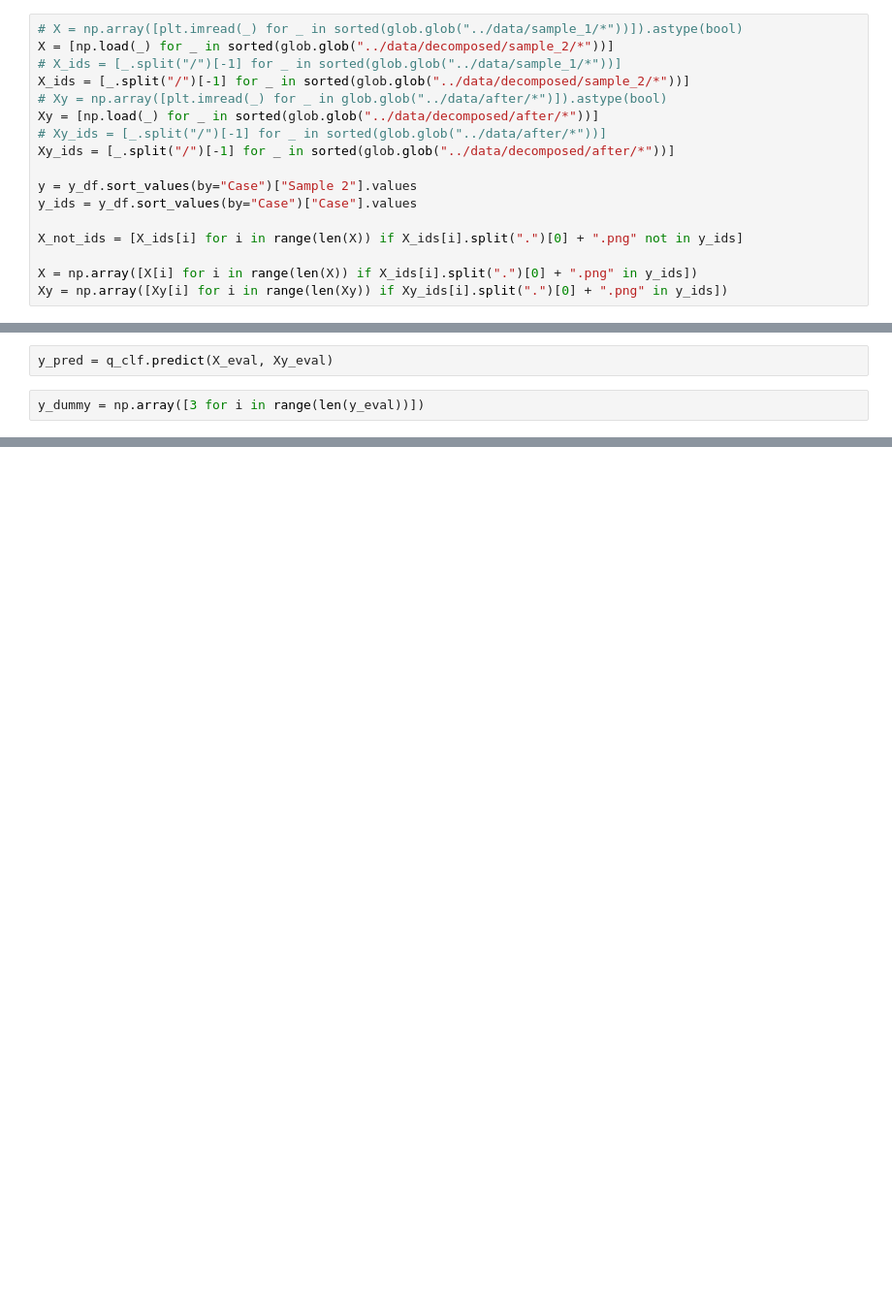
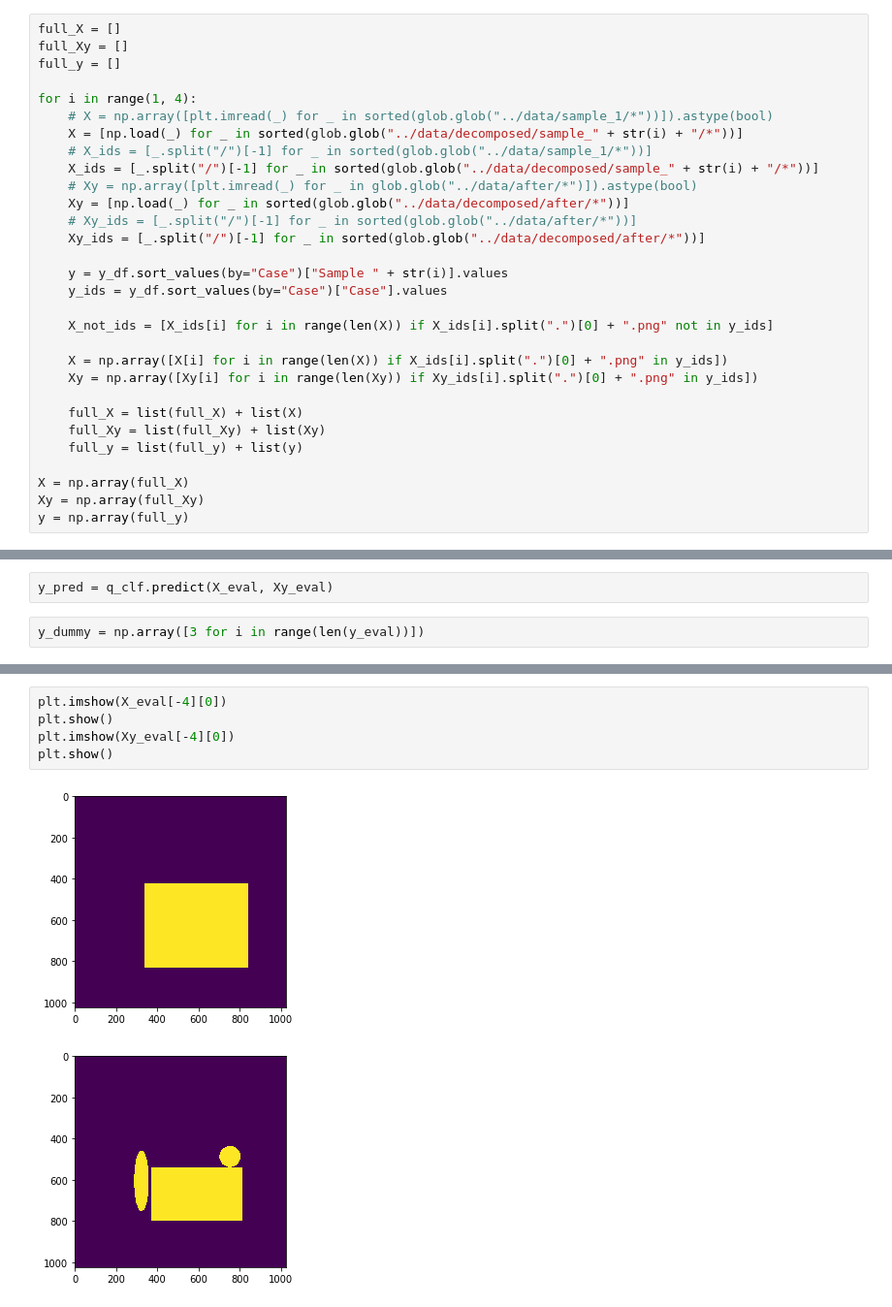
Before and after one commit to ZlodeiBaal/hack2020, a Jupyter notebook: notebooks/quality_estimator.ipynb, the cells around one changed output, grey strips where cells are left out. Shown at 97% size. Cells and saved outputs as stored; diff of their text form; blank space fills up the shorter version.

Commit message:
Full data in quality assessor

```diff
--- a/notebooks/quality_estimator.ipynb
+++ b/notebooks/quality_estimator.ipynb
@@ -162,22 +197,35 @@ y_df = pd.read_csv("../data/OpenPart.csv")
 # %%
 X = np.array([plt.imread(_) for _ in sorted(glob.glob("../data/sample_2/*"))]).astype(bool)
 # %%
-# X = np.array([plt.imread(_) for _ in sorted(glob.glob("../data/sample_1/*"))]).astype(bool)
-X = [np.load(_) for _ in sorted(glob.glob("../data/decomposed/sample_2/*"))]
-# X_ids = [_.split("/")[-1] for _ in sorted(glob.glob("../data/sample_1/*"))]
-X_ids = [_.split("/")[-1] for _ in sorted(glob.glob("../data/decomposed/sample_2/*"))]
-# Xy = np.array([plt.imread(_) for _ in glob.glob("../data/after/*")]).astype(bool)
-Xy = [np.load(_) for _ in sorted(glob.glob("../data/decomposed/after/*"))]
-# Xy_ids = [_.split("/")[-1] for _ in sorted(glob.glob("../data/after/*"))]
-Xy_ids = [_.split("/")[-1] for _ in sorted(glob.glob("../data/decomposed/after/*"))]
+full_X = []
+full_Xy = []
+full_y = []
 
-y = y_df.sort_values(by="Case")["Sample 2"].values
-y_ids = y_df.sort_values(by="Case")["Case"].values
+for i in range(1, 4):
+    # X = np.array([plt.imread(_) for _ in sorted(glob.glob("../data/sample_1/*"))]).astype(bool)
+    X = [np.load(_) for _ in sorted(glob.glob("../data/decomposed/sample_" + str(i) + "/*"))]
+    # X_ids = [_.split("/")[-1] for _ in sorted(glob.glob("../data/sample_1/*"))]
+    X_ids = [_.split("/")[-1] for _ in sorted(glob.glob("../data/decomposed/sample_" + str(i) + "/*"))]
+    # Xy = np.array([plt.imread(_) for _ in glob.glob("../data/after/*")]).astype(bool)
+    Xy = [np.load(_) for _ in sorted(glob.glob("../data/decomposed/after/*"))]
+    # Xy_ids = [_.split("/")[-1] for _ in sorted(glob.glob("../data/after/*"))]
+    Xy_ids = [_.split("/")[-1] for _ in sorted(glob.glob("../data/decomposed/after/*"))]
 
-X_not_ids = [X_ids[i] for i in range(len(X)) if X_ids[i].split(".")[0] + ".png" not in y_ids]
+    y = y_df.sort_values(by="Case")["Sample " + str(i)].values
+    y_ids = y_df.sort_values(by="Case")["Case"].values
 
-X = np.array([X[i] for i in range(len(X)) if X_ids[i].split(".")[0] + ".png" in y_ids])
-Xy = np.array([Xy[i] for i in range(len(Xy)) if Xy_ids[i].split(".")[0] + ".png" in y_ids])
+    X_not_ids = [X_ids[i] for i in range(len(X)) if X_ids[i].split(".")[0] + ".png" not in y_ids]
+
+    X = np.array([X[i] for i in range(len(X)) if X_ids[i].split(".")[0] + ".png" in y_ids])
+    Xy = np.array([Xy[i] for i in range(len(Xy)) if Xy_ids[i].split(".")[0] + ".png" in y_ids])
+
+    full_X = list(full_X) + list(X)
+    full_Xy = list(full_Xy) + list(Xy)
+    full_y = list(full_y) + list(y)
+
+X = np.array(full_X)
+Xy = np.array(full_Xy)
+y = np.array(full_y)
 # %%
 X_train, X_eval, Xy_train, Xy_eval, y_train, y_eval = train_test_split(X, Xy, y, test_size=0.2, random_state=9)
 # %%
@@ -223,0 +290,8 @@ MAE(y_eval, y_pred)
+# %%
+plt.imshow(X_eval[-4][0])
+plt.show()
+plt.imshow(Xy_eval[-4][0])
+plt.show()
+# %% [output]
+[figure, added]
+[figure, added]
```
Also changed, not shown: parts of 9 cells of this notebook.
